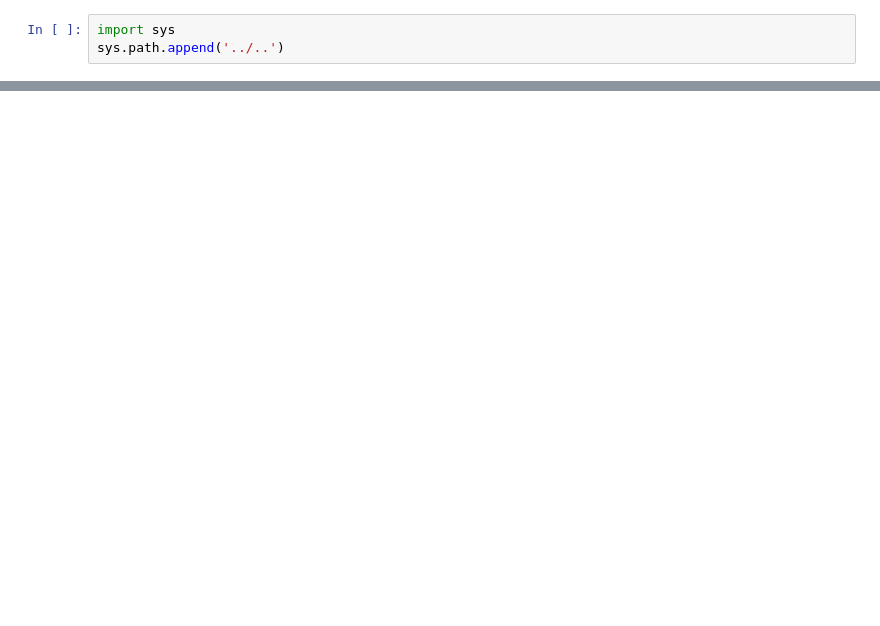
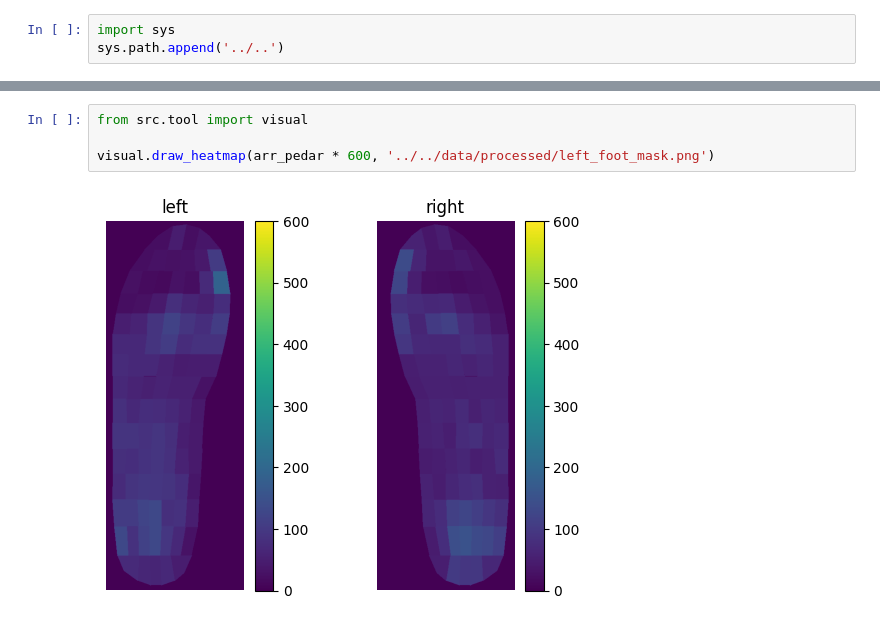
Before and after one commit to liu-qilong/footprint-to-pressure-unified, a Jupyter notebook: notebook/prototype/dataset.ipynb, the cells around one changed output, grey strips where cells are left out. Cells and saved outputs as stored; diff of their text form; blank space fills up the shorter version.

```diff
--- a/notebook/prototype/dataset.ipynb
+++ b/notebook/prototype/dataset.ipynb
@@ -78,0 +151,6 @@ array([ 45.14004545,  68.78068264,  77.03062559,  76.85072177,
+# %%
+from src.tool import visual
+
+visual.draw_heatmap(arr_pedar * 600, '../../data/processed/left_foot_mask.png')
+# %% [output]
+[figure, added]
```
Also changed, not shown: parts of 10 cells of this notebook, 4 other files.
